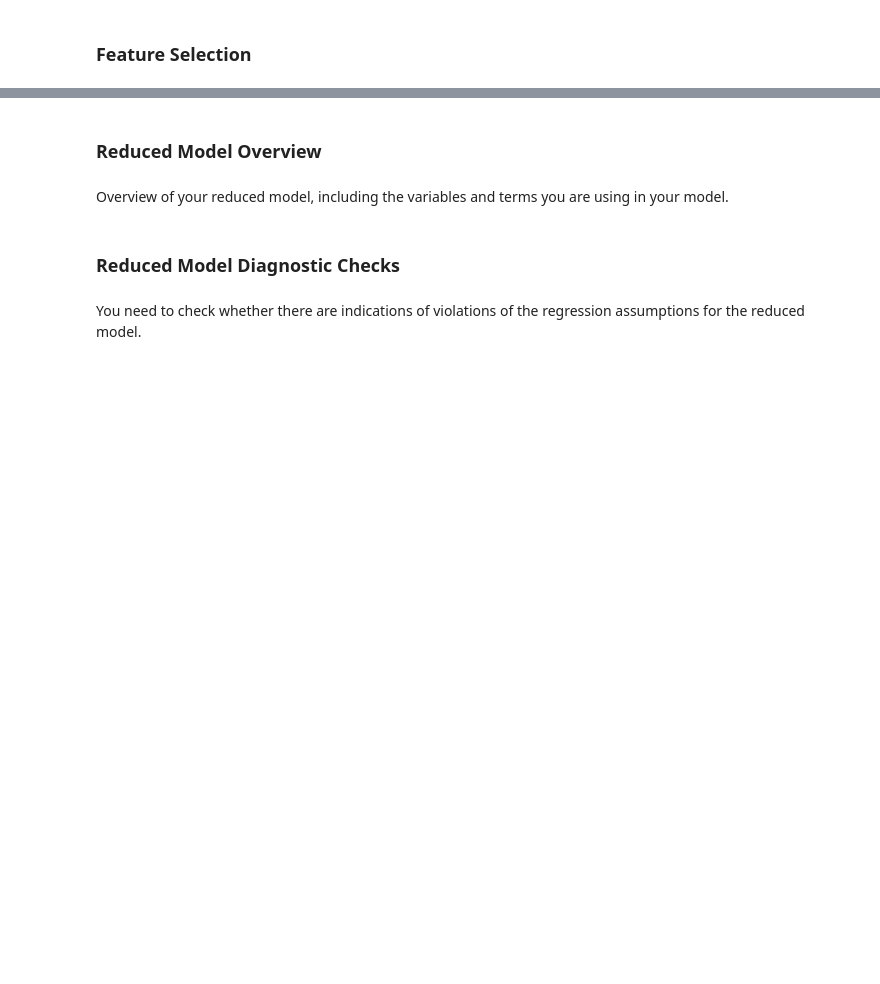
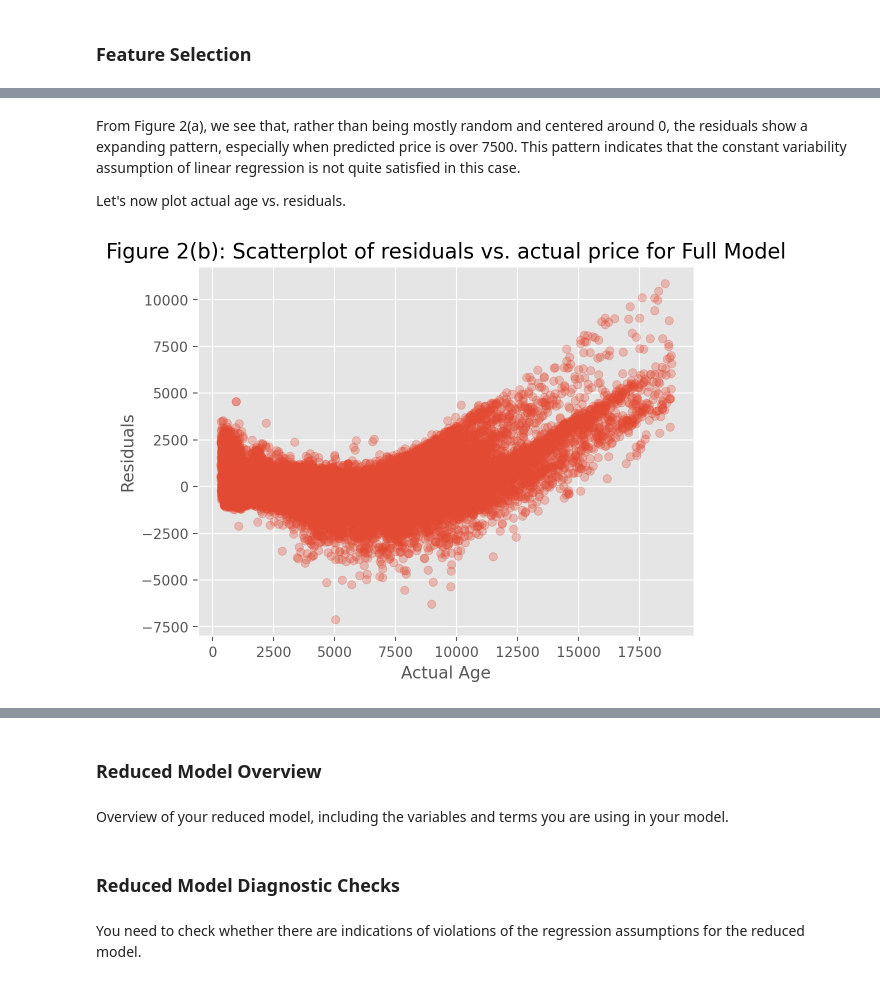
Before and after one commit to Jobi060704/Predicting-Diamond-Prices-RMIT, a Jupyter notebook: Stats_Phase2_Report_Template.ipynb, the cells around one changed output, grey strips where cells are left out. Saved outputs shown, nothing was run; the diff lists cells and outputs as text; code cells hidden in the pictures; blank space fills up the shorter version.

```diff
--- a/Stats_Phase2_Report_Template.ipynb
+++ b/Stats_Phase2_Report_Template.ipynb
@@ -155,0 +206,16 @@ NameError: name 'formula_string_encoded' is not defined
+# %% [markdown]
+From Figure 2(a), we see that, rather than being mostly random and
+centered around 0, the residuals show a expanding pattern, especially
+when predicted price is over 7500. This pattern indicates that the constant
+variability assumption of linear regression is not quite satisfied in
+this case.
+
+Let's now plot actual age vs. residuals.
+# %%
+plt.scatter(residuals_full['actual'], residuals_full['residual'], alpha=0.3);
+plt.xlabel('Actual Age');
+plt.ylabel('Residuals')
+plt.title('Figure 2(b): Scatterplot of residuals vs. actual price for Full Model', fontsize=15)
+plt.show();
+# %% [output]
+[figure, added]
```
Also changed, not shown: parts of 31 cells of this notebook, 2 other files.
